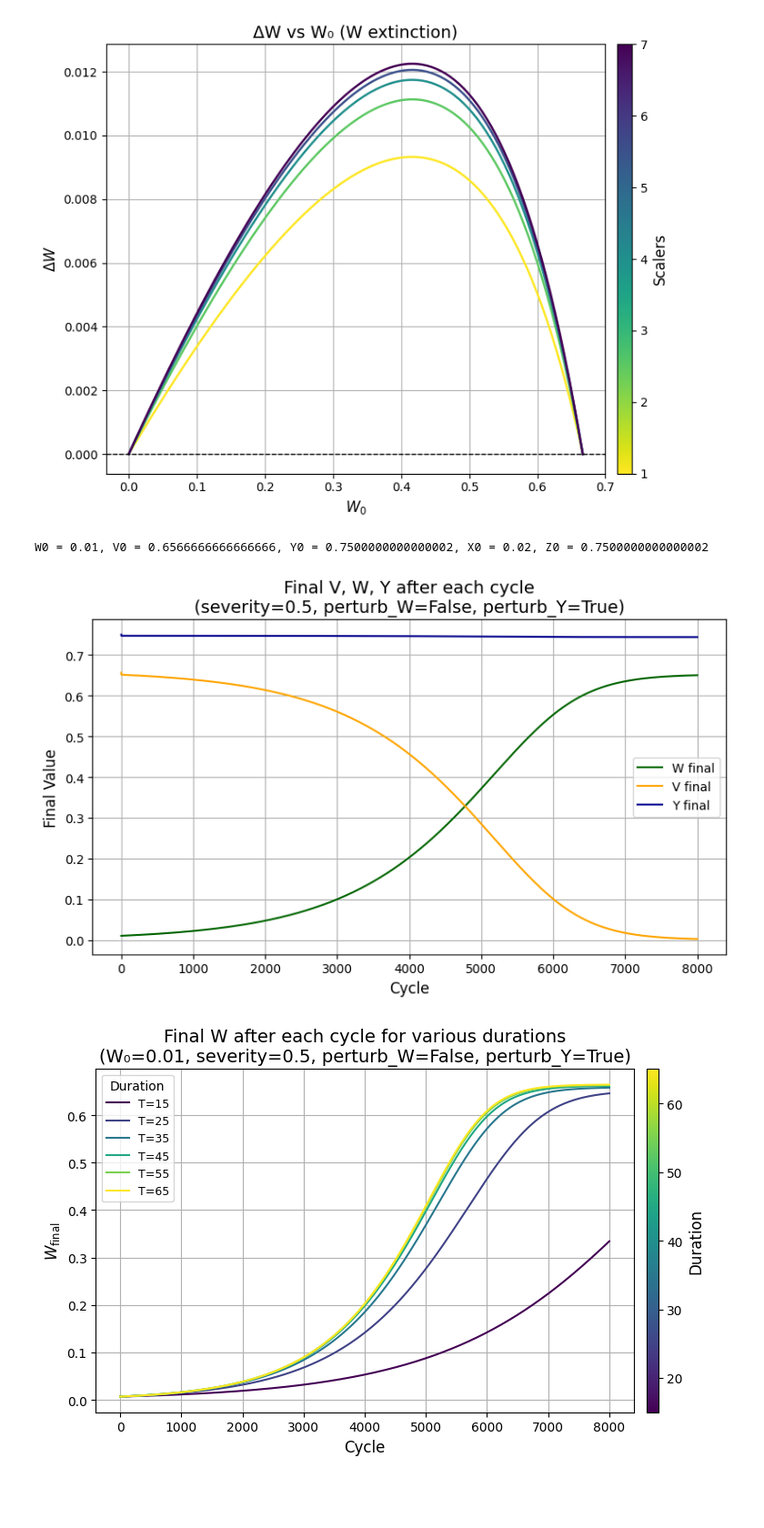
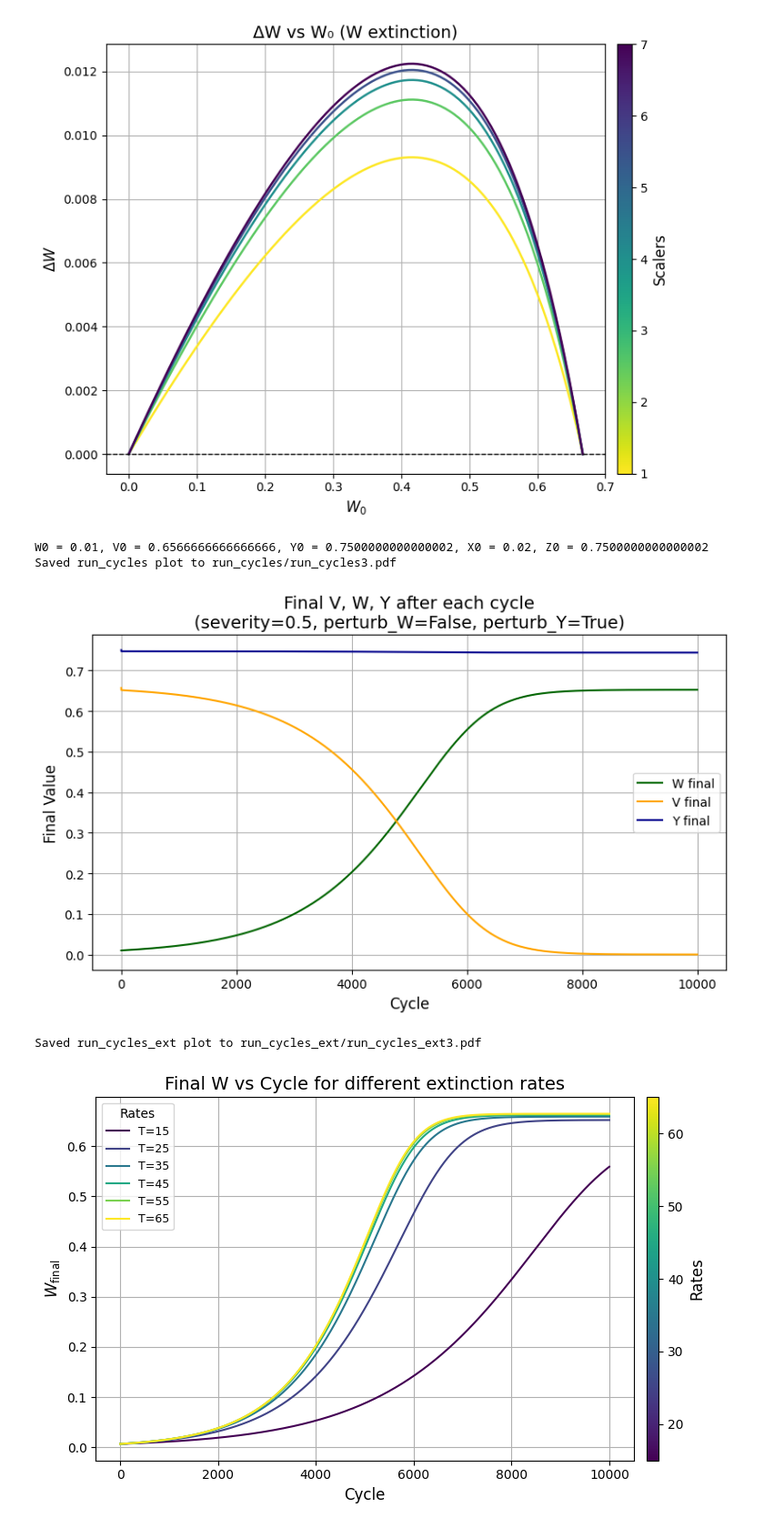
Before and after one commit to XaverWangerpohl/TwoSpeciesDormacy, a Jupyter notebook: invasion.ipynb, the cells around one changed output. Shown at 91% size. Drawn from its saved outputs; the diff is of its cells as text; code cells hidden in the pictures; blank space fills up the shorter version.

```diff
--- a/invasion.ipynb
+++ b/invasion.ipynb
@@ -171,6 +90,6 @@ def run_cycles(V0, W0, Y0, X0, Z0,
 # %%
-cycles = 8000
-duration = 25.0
+cycles = 10000
+extinction_rate = 25.0
 W0 = 0.01
 X0 = W0 / (X_out / X_in)
 
@@ -184,12 +103,24 @@ print(f'W0 = {W0}, V0 = {V0}, Y0 = {Y0}, X0 = {X0}, Z0 = {Z0}')
 x = run_cycles(V0, W0, Y0, X0, Z0,
                W_birth, Y_birth, W_death, Y_death,
                X_in, Z_in, X_out, Z_out,
-               duration, dt,
+               extinction_rate, dt,
                use_X, use_Z,
                cycles,
                severity,
                perturb_W=False,
                perturb_Y=True)
+
+x = run_cycles_ext(V0, W0, Y0, X0, Z0,
+               W_birth, Y_birth, W_death, Y_death,
+               X_in, Z_in, X_out, Z_out,
+               extinction_rates = [15, 25, 35, 45, 55, 65], dt = dt,
+               use_X= use_X, use_Z = use_Z,
+               cycles=
+               cycles,
+               severity = severity,
+               perturb_W=False,
+               perturb_Y=True)
 # %% [output]
 W0 = 0.01, V0 = 0.6566666666666666, Y0 = 0.7500000000000002, X0 = 0.02, Z0 = 0.7500000000000002
+Saved run_cycles plot to run_cycles/run_cycles3.pdf
-[figure, old version]
+[figure, new version]
@@ -296,13 +127,4 @@ def run_cycles_ext(V0, W0, Y0, X0, Z0,
 # %%
-x = run_cycles_ext(V0, W0, Y0, X0, Z0,
-               W_birth, Y_birth, W_death, Y_death,
-               X_in, Z_in, X_out, Z_out,
-               durations = [15, 25, 35, 45, 55, 65], dt = dt,
-               use_X= use_X, use_Z = use_Z,
-               cycles=
-               cycles,
-               severity = severity,
-               perturb_W=False,
-               perturb_Y=True)
 # %% [output]
+Saved run_cycles_ext plot to run_cycles_ext/run_cycles_ext3.pdf
-[figure, old version]
+[figure, new version]
```
Also changed, not shown: parts of 5 cells of this notebook, 7 other files.
